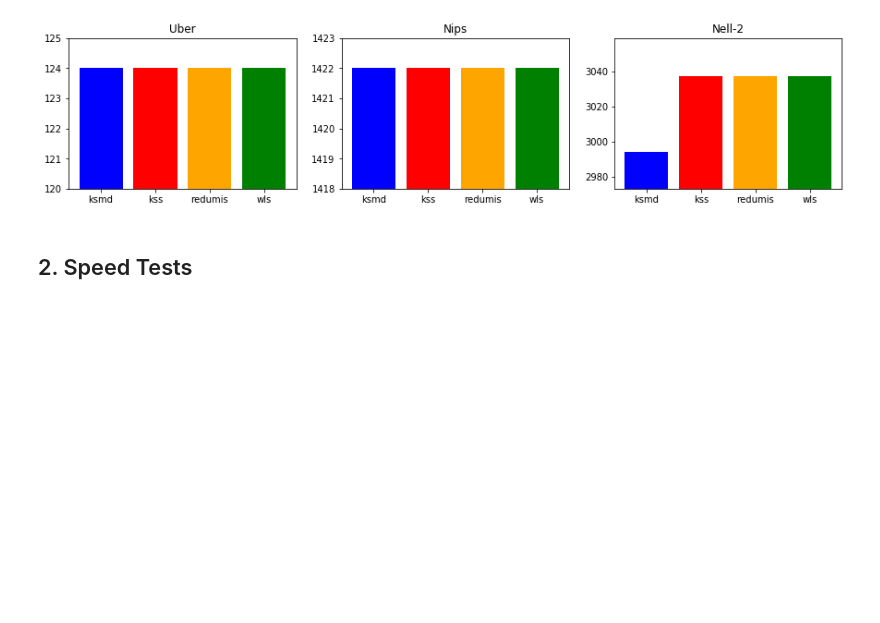
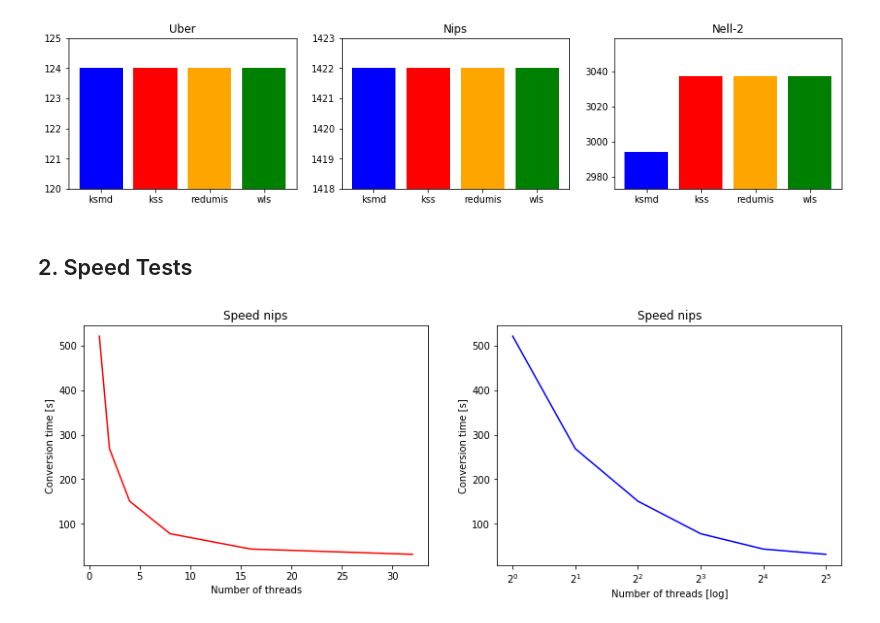
Before and after one commit to suomika/HyperMatch, a Jupyter notebook: results/HyperMatch.ipynb, the cells around one changed output. Cells and saved outputs as stored; diff of their text form; code cells hidden in the pictures; blank space fills up the shorter version.

Commit message:
added SpeedTests

```diff
--- a/results/HyperMatch.ipynb
+++ b/results/HyperMatch.ipynb
@@ -171,3 +171,26 @@ plt.show()
 [figure]
 # %% [markdown]
 ## 2. Speed Tests
+# %%
+# here we have the data for our arrays
+num_threads = [1, 2, 4, 8, 16, 32]
+speed_nips = [520.894, 268.524, 150.79, 77.9166, 43.4638, 31.6079]
+
+plt.figure(figsize=(14, 10))
+
+plt.subplot(221)
+plt.plot(num_threads, speed_nips, 'r')
+plt.ylabel('Conversion time [s]')
+plt.xlabel('Number of threads')
+plt.title('Speed nips')
+
+plt.subplot(222)
+plt.xscale("log", basex=2)
+plt.plot(num_threads, speed_nips, 'b')
+plt.ylabel('Conversion time [s]')
+plt.xlabel('Number of threads [log]')
+plt.title('Speed nips')
+
+plt.show()
+# %% [output]
+[figure, added]
```
